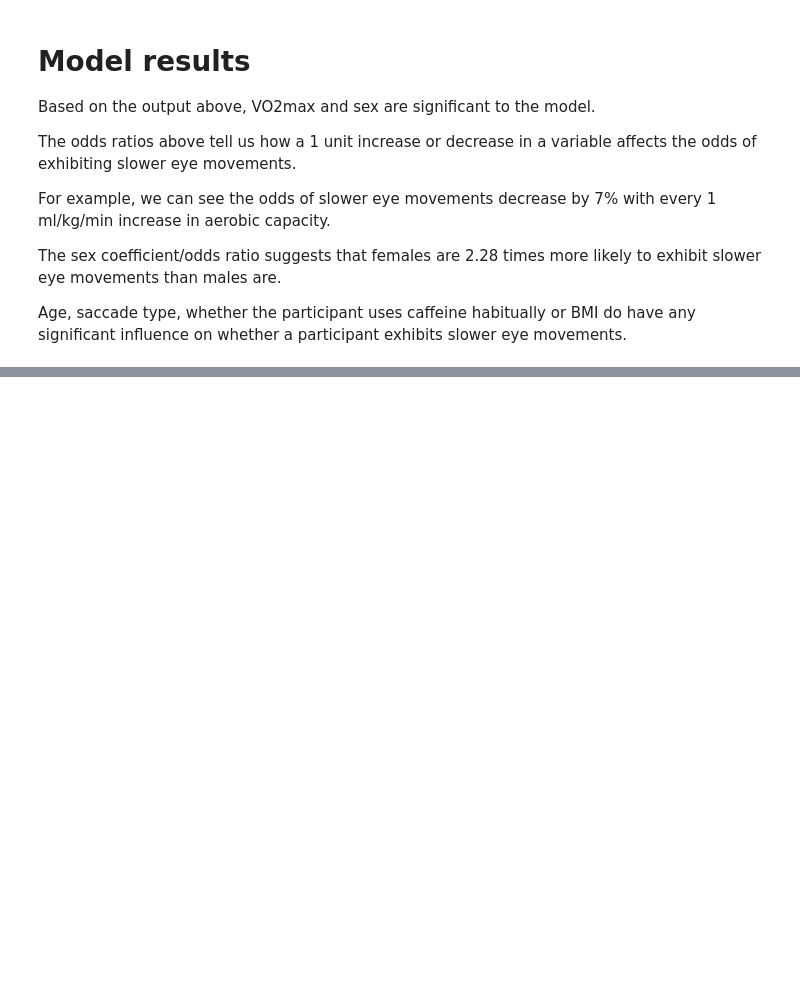
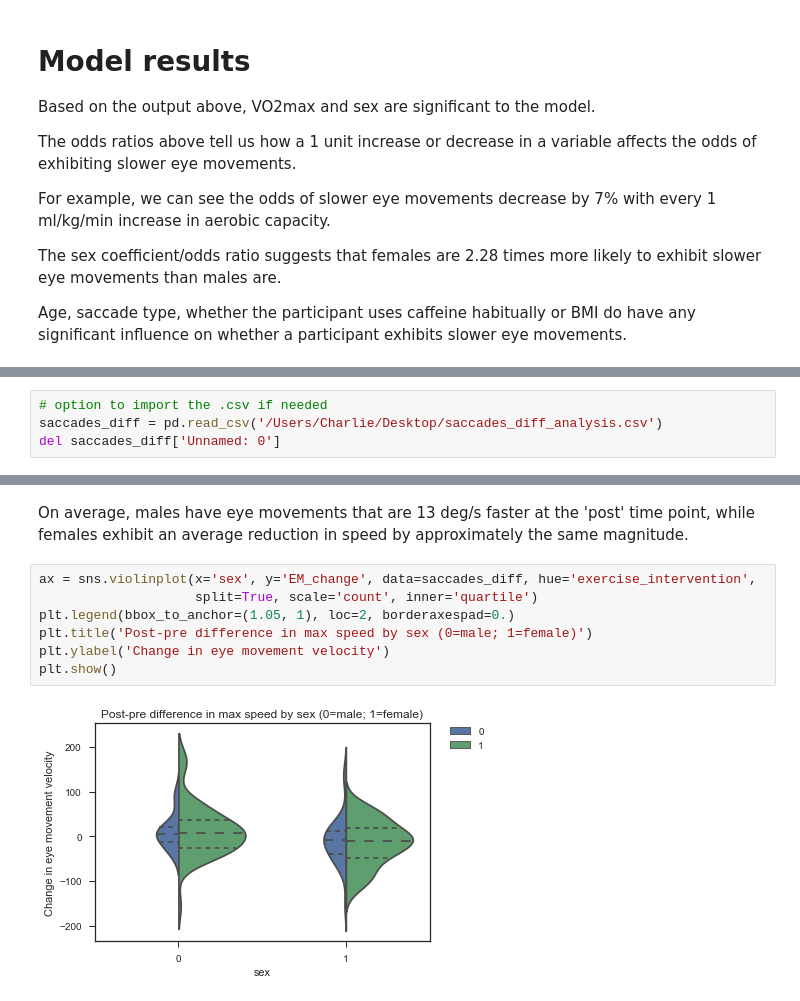
Before and after one commit to charlieconnell/Projects, a Jupyter notebook: saccades_analysis.ipynb, the cells around one changed output, grey strips where cells are left out. Cells and saved outputs as stored; diff of their text form; blank space fills up the shorter version.

```diff
--- a/saccades_analysis.ipynb
+++ b/saccades_analysis.ipynb
@@ -755,0 +841,4 @@ Age, saccade type, whether the participant uses caffeine habitually or BMI do ha
+# %%
+# option to import the .csv if needed
+saccades_diff = pd.read_csv('/Users/Charlie/Desktop/saccades_diff_analysis.csv')
+del saccades_diff['Unnamed: 0']
@@ -755,0 +855,11 @@ Age, saccade type, whether the participant uses caffeine habitually or BMI do ha
+# %% [markdown]
+On average, males have eye movements that are 13 deg/s faster at the 'post' time point, while females exhibit an average reduction in speed by approximately the same magnitude.
+# %%
+ax = sns.violinplot(x='sex', y='EM_change', data=saccades_diff, hue='exercise_intervention',
+                    split=True, scale='count', inner='quartile')
+plt.legend(bbox_to_anchor=(1.05, 1), loc=2, borderaxespad=0.)
+plt.title('Post-pre difference in max speed by sex (0=male; 1=female)')
+plt.ylabel('Change in eye movement velocity')
+plt.show()
+# %% [output]
+[figure, added]
```
Also changed, not shown: parts of 15 cells of this notebook, 2 other files.
